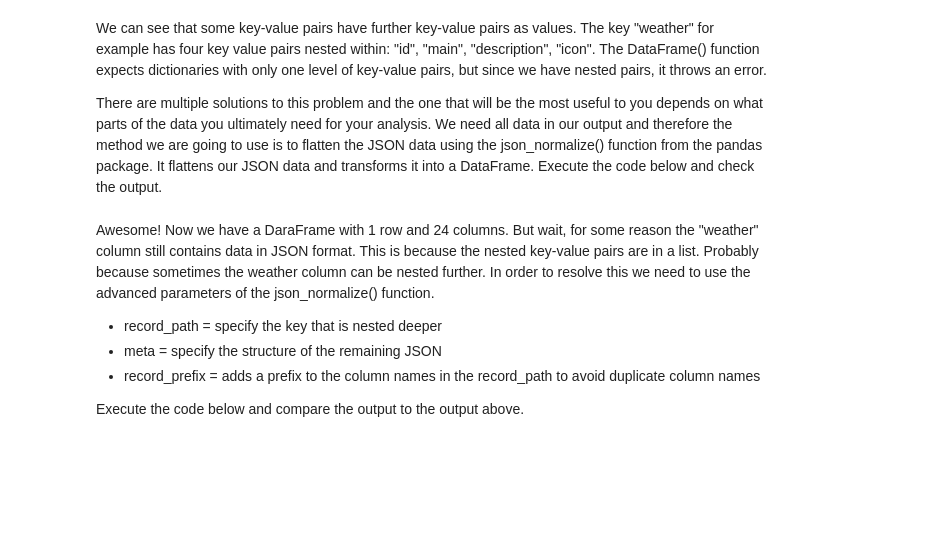
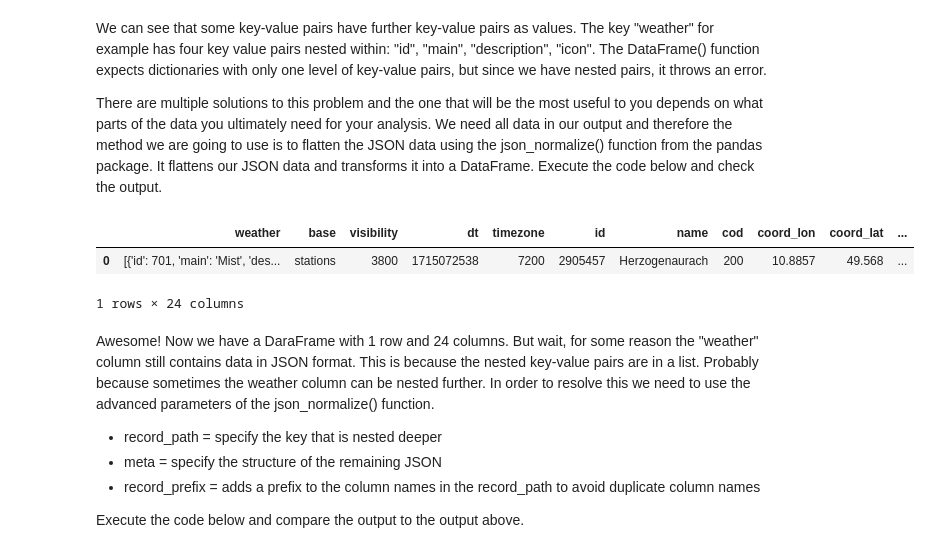
Before and after one commit to SabrinaPau/09_external_data_sourcing, a Jupyter notebook: 4_Get_Weather_From_API.ipynb, the cells around one changed output. Cells and saved outputs as stored; diff of their text form; code cells hidden in the pictures; blank space fills up the shorter version.

```diff
--- a/4_Get_Weather_From_API.ipynb
+++ b/4_Get_Weather_From_API.ipynb
@@ -183,8 +270,13 @@ There are multiple solutions to this problem and the one that will be the most u
 # %%
 # Flatten json and save in weather_hh_norm
 weather_hh_norm = pd.json_normalize(weather_hh, sep="_")
 
 # Print weather_hh_norm
+weather_hh_norm
+# %% [output]
+|  | weather | base | visibility | dt | timezone | id | name | cod | coord_lon | coord_lat | ... |
+| 0 | [{'id': 701, 'main': 'Mist', 'des... | stations | 3800 | 1715072538 | 7200 | 2905457 | Herzogenaurach | 200 | 10.8857 | 49.568 | ... |
+1 rows × 24 columns
 # %% [markdown]
 Awesome! Now we have a DaraFrame with 1 row and 24 columns. But wait, for some reason the "weather" column still contains data in JSON format. This is because the nested key-value pairs are in a list. Probably because sometimes the weather column can be nested further. In order to resolve this we need to use the advanced parameters of the json_normalize() function.
 
```
Also changed, not shown: parts of 26 cells of this notebook, 4 other files.
